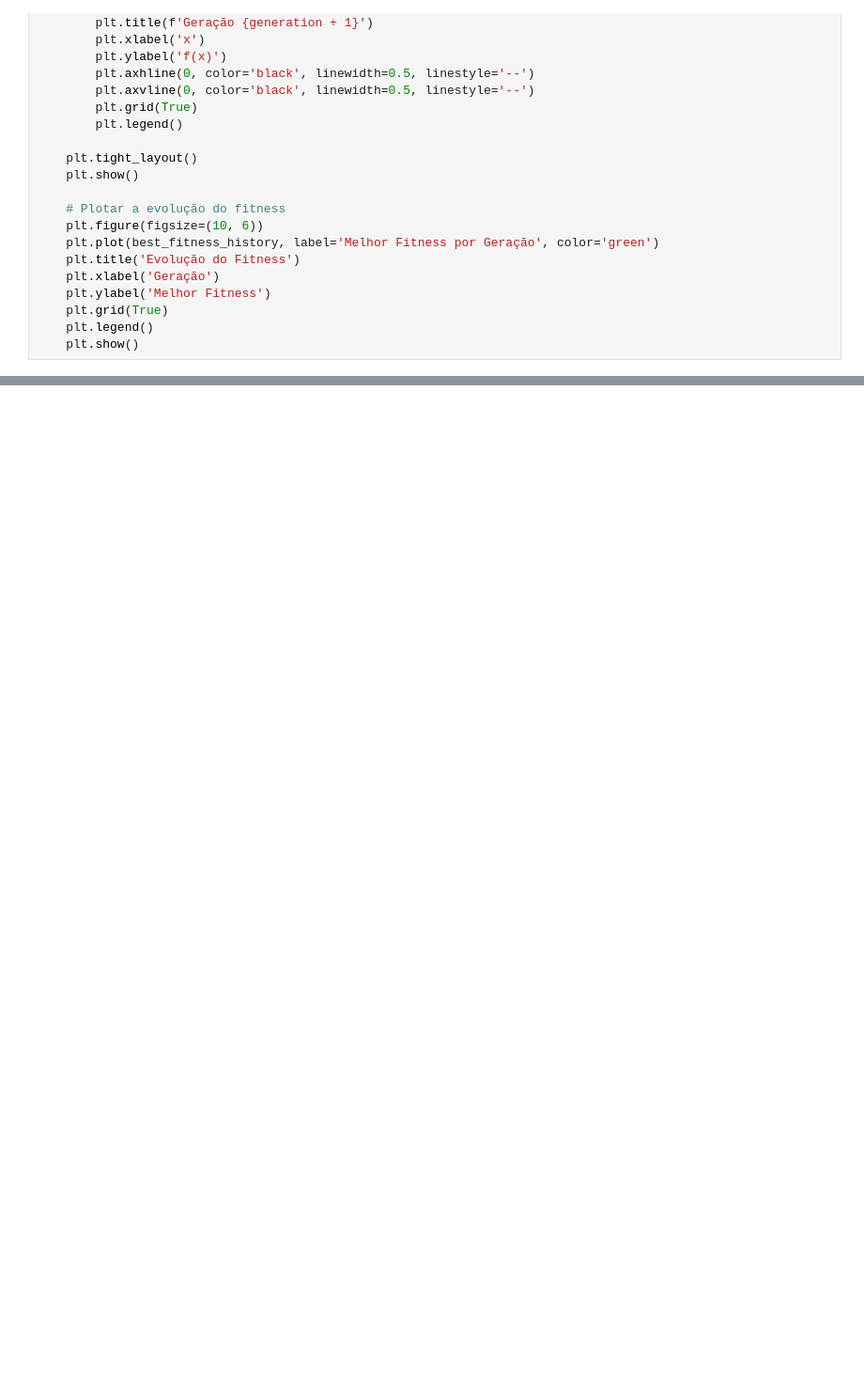
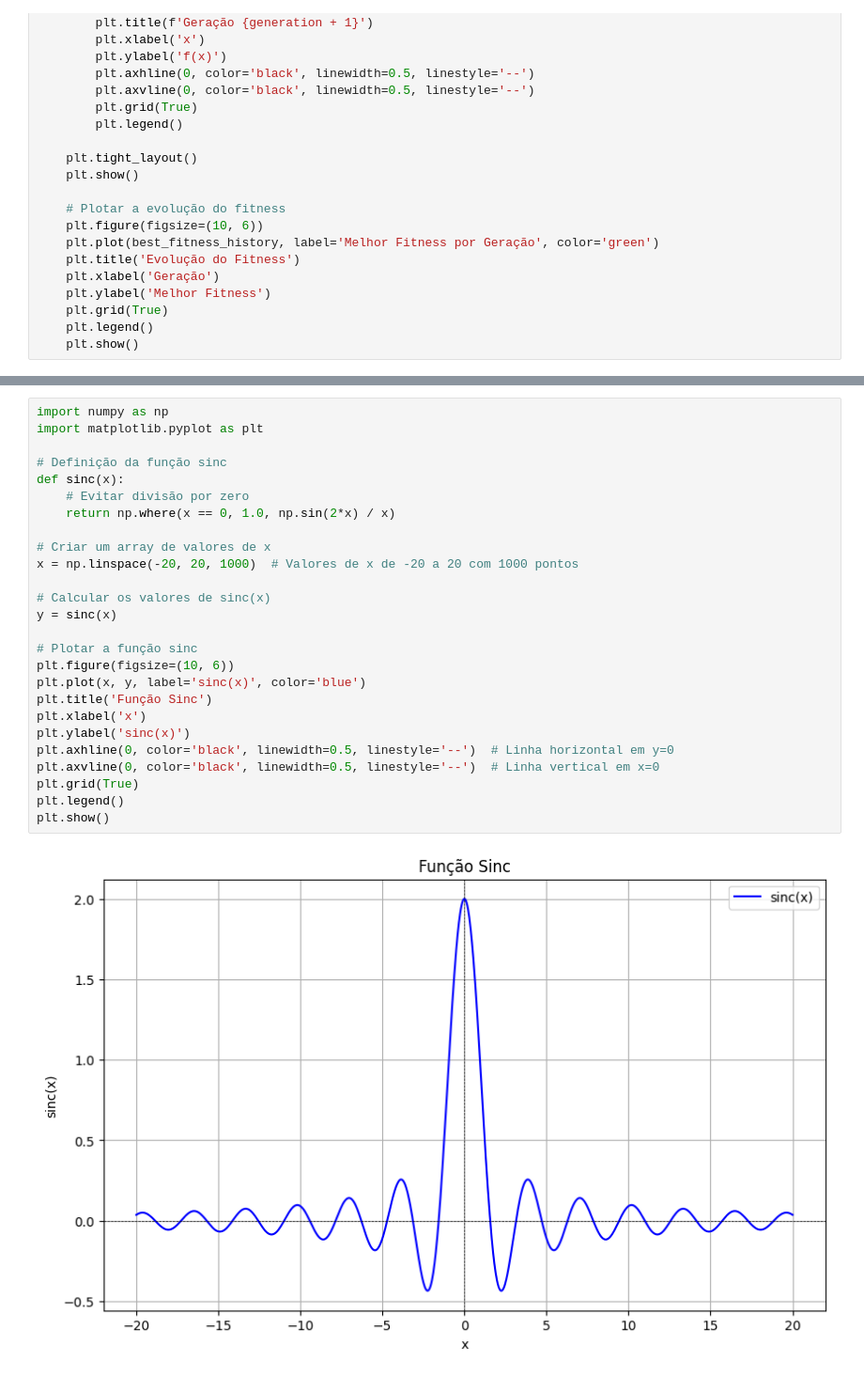
Before and after one commit to JunioCesarFerreira/studies-of-evolutionary-algorithms, a Jupyter notebook: nb/4-find-max-real-function.ipynb, the cells around one changed output, grey strips where cells are left out. Shown at 94% size. Cells and saved outputs as stored; diff of their text form; blank space fills up the shorter version.

```diff
--- a/nb/4-find-max-real-function.ipynb
+++ b/nb/4-find-max-real-function.ipynb
@@ -566,0 +548,28 @@ $$
+# %%
+import numpy as np
+import matplotlib.pyplot as plt
+
+# Definição da função sinc
+def sinc(x):
+    # Evitar divisão por zero
+    return np.where(x == 0, 1.0, np.sin(2*x) / x)
+
+# Criar um array de valores de x
+x = np.linspace(-20, 20, 1000)  # Valores de x de -20 a 20 com 1000 pontos
+
+# Calcular os valores de sinc(x)
+y = sinc(x)
+
+# Plotar a função sinc
+plt.figure(figsize=(10, 6))
+plt.plot(x, y, label='sinc(x)', color='blue')
+plt.title('Função Sinc')
+plt.xlabel('x')
+plt.ylabel('sinc(x)')
+plt.axhline(0, color='black', linewidth=0.5, linestyle='--')  # Linha horizontal em y=0
+plt.axvline(0, color='black', linewidth=0.5, linestyle='--')  # Linha vertical em x=0
+plt.grid(True)
+plt.legend()
+plt.show()
+# %% [output]
+[figure, added]
```
Also changed, not shown: parts of 18 cells of this notebook.
